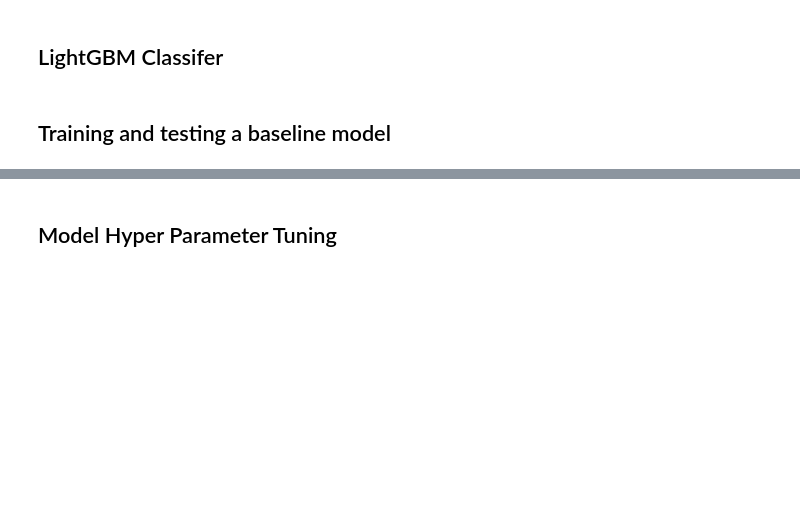
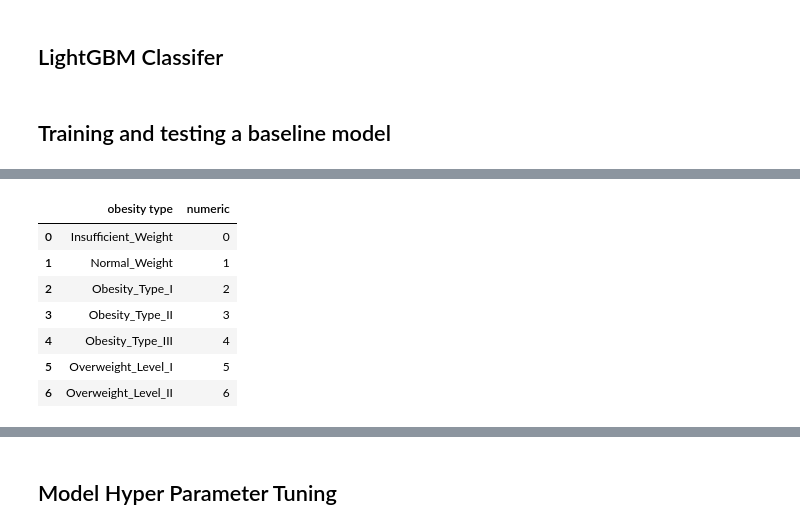
Before and after one commit to saketjha34/Python-Machine-Learning-Projects, a Jupyter notebook: Multi Class Obesity Risk Prediction/MODEL1_TRAINING_EVALUATION.ipynb, the cells around one changed output, grey strips where cells are left out. Drawn from its saved outputs; the diff is of its cells as text; code cells hidden in the pictures; blank space fills up the shorter version.

```diff
--- a/Multi Class Obesity Risk Prediction/MODEL1_TRAINING_EVALUATION.ipynb
+++ b/Multi Class Obesity Risk Prediction/MODEL1_TRAINING_EVALUATION.ipynb
@@ -535,3 +561,18 @@ And if memory is not enough, you can set `force_col_wise=true`.
+# %%
+obese_df = pd.DataFrame({
+    'obesity type':label_text,
+    'numeric': [0,1,2,3,4,5,6]
+})
+obese_df
+# %% [output]
+|  | obesity type | numeric |
+| 0 | Insufficient_Weight | 0 |
+| 1 | Normal_Weight | 1 |
+| 2 | Obesity_Type_I | 2 |
+| 3 | Obesity_Type_II | 3 |
+| 4 | Obesity_Type_III | 4 |
+| 5 | Overweight_Level_I | 5 |
+| 6 | Overweight_Level_II | 6 |
 # %%
 plot_confusion_matrix('LGBMClassifier',LGBMClassifier)
 # %% [output]
```
Also changed, not shown: parts of 26 cells of this notebook, 2 other files.
